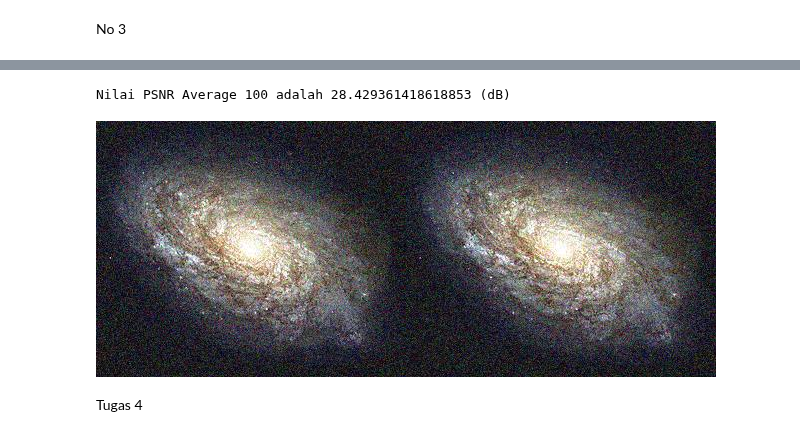
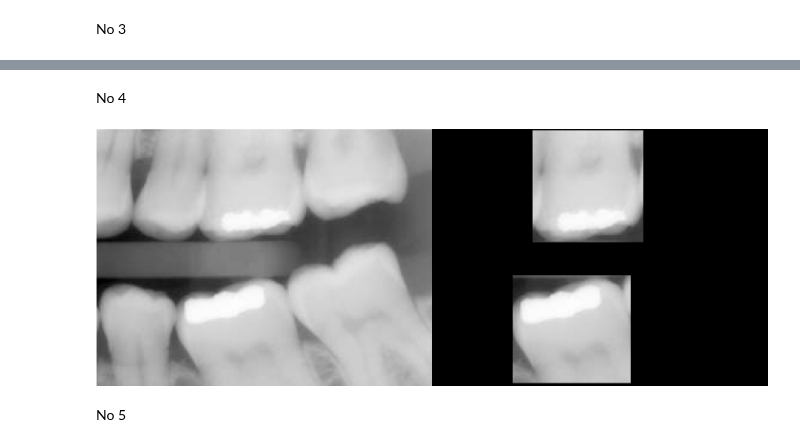
Before and after one commit to hhidayatinc/PCVK_Martikulasi_2022, a Jupyter notebook: Modul5.ipynb, the cells around one changed output, grey strips where cells are left out. Cells and saved outputs as stored; diff of their text form; code cells hidden in the pictures.

```diff
--- a/Modul5.ipynb
+++ b/Modul5.ipynb
@@ -142,15 +108,17 @@ Nilai PSNR Average 80 adalah 28.438688722785198 (dB)
-# %%
-#average 100
-ori_img = cv_img[0]
-noise_img = cv_img[99]
-
-noise = PSNR(ori_img, noise_img)
-print('Nilai PSNR Average 100 adalah',noise,'(dB)')
-
-final_frame = cv.hconcat((ori_img, noise_img))
-cv2_imshow(final_frame)
-# %% [output]
-Nilai PSNR Average 100 adalah 28.429361418618853 (dB)
-[figure, removed]
 # %% [markdown]
-Tugas 4
+No 4
+# %%
+img = cv.imread('/content/drive/MyDrive/PCVK_MM/Images/teeth.jpg');
+mask = np.zeros(img.shape, img.dtype)
+mask = cv.rectangle(mask,pt1=(325, 590), pt2=(800,1023), color=(255,255,255), thickness=-1)
+result = img & mask
+mask1 = cv.rectangle(mask, pt1=(405,5), pt2=(850,455), color=(255,255,255), thickness=-1)
+
+result = img & mask1
+
+final_frame = cv.hconcat((img, result))
+cv2_imshow(final_frame)
+# %% [output]
+[figure, added]
+# %% [markdown]
+No 5
```
Also changed, not shown: parts of 5 cells of this notebook.
